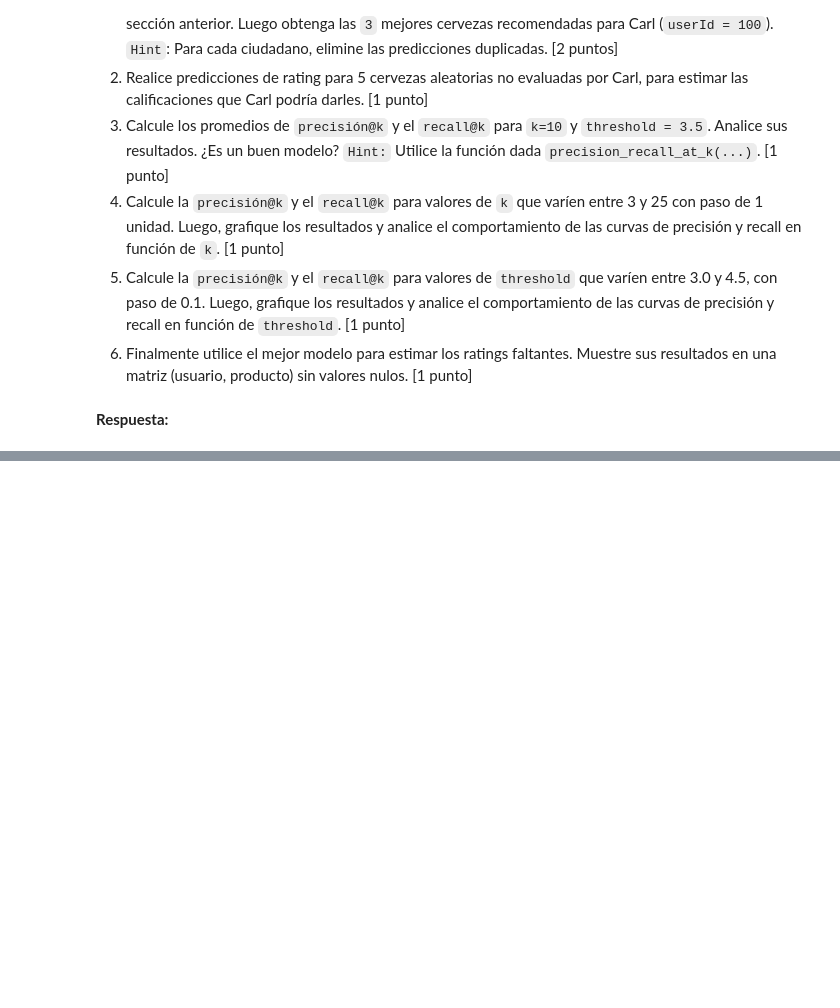
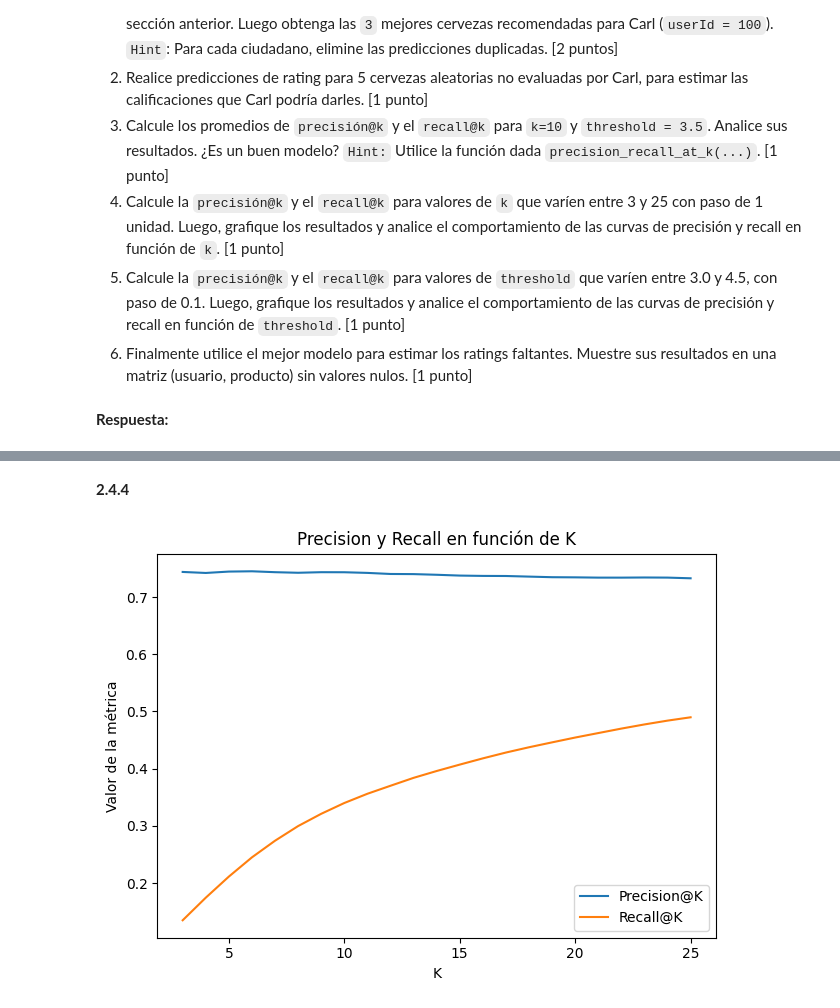
Before and after one commit to RenzoZanca/MDS7202, a Jupyter notebook: lab10/Lab10.ipynb, the cells around one changed output, grey strips where cells are left out. Drawn from its saved outputs; the diff is of its cells as text; code cells hidden in the pictures; blank space fills up the shorter version.

```diff
--- a/lab10/Lab10.ipynb
+++ b/lab10/Lab10.ipynb
@@ -837,0 +1281,27 @@ def precision_recall_at_k(predictions, k=10, threshold=3.5):
+# %% [markdown]
+**2.4.4**
+# %%
+import matplotlib.pyplot as plt
+
+Ks = list(range(3, 26))
+precisions_k = []
+recalls_k = []
+
+for k in Ks:
+    p_k, r_k = precision_recall_at_k(pred_svd, k=k, threshold=3.5)
+    avg_p = sum(p_k.values()) / len(p_k)
+    avg_r = sum(r_k.values()) / len(r_k)
+    precisions_k.append(avg_p)
+    recalls_k.append(avg_r)
+
+plt.figure()
+plt.plot(Ks, precisions_k, label='Precision@K')
+plt.plot(Ks, recalls_k, label='Recall@K')
+plt.xlabel('K')
+plt.ylabel('Valor de la métrica')
+plt.title('Precision y Recall en función de K')
+plt.legend()
+plt.tight_layout()
+plt.show()
+# %% [output]
+[figure, added]
```
Also changed, not shown: parts of 28 cells of this notebook.
